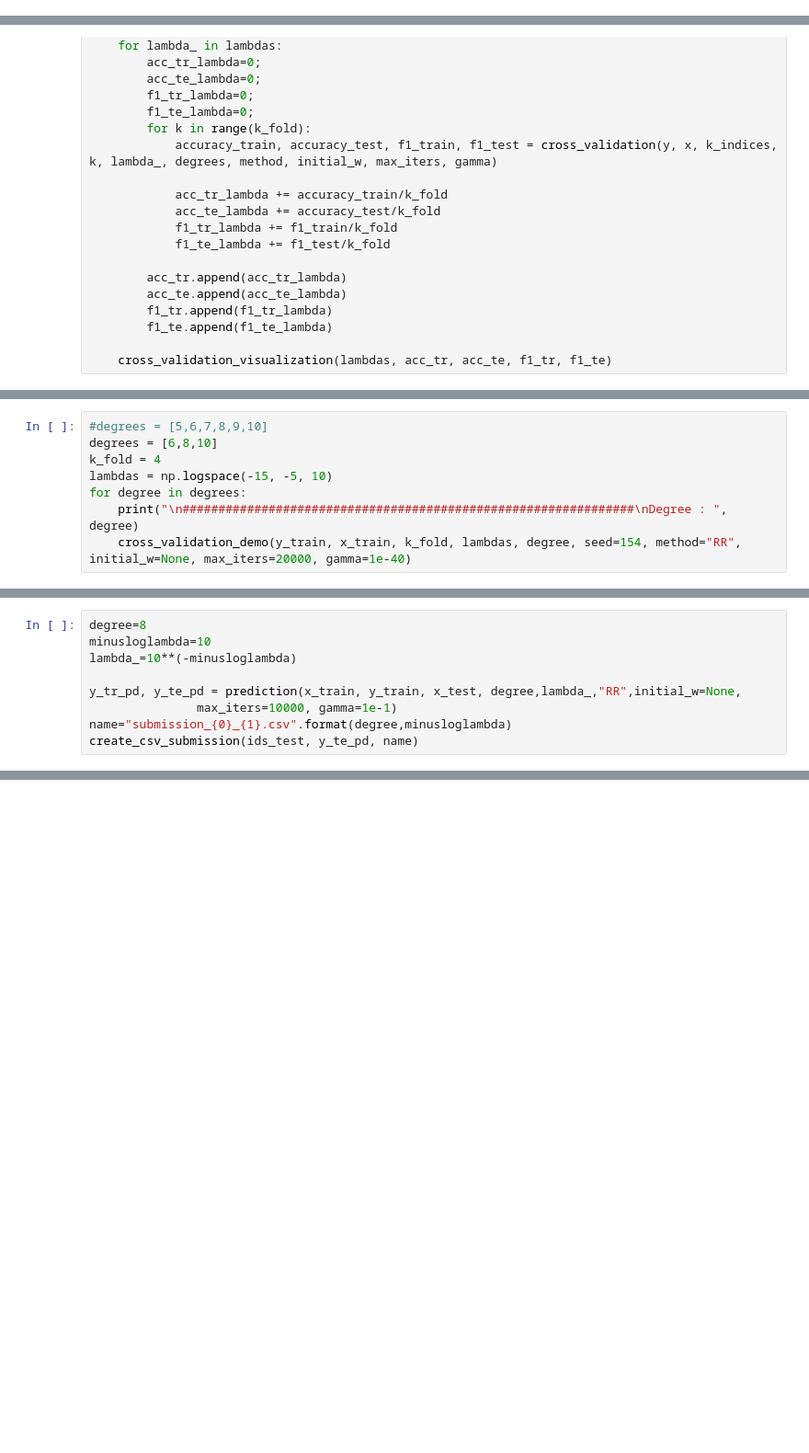
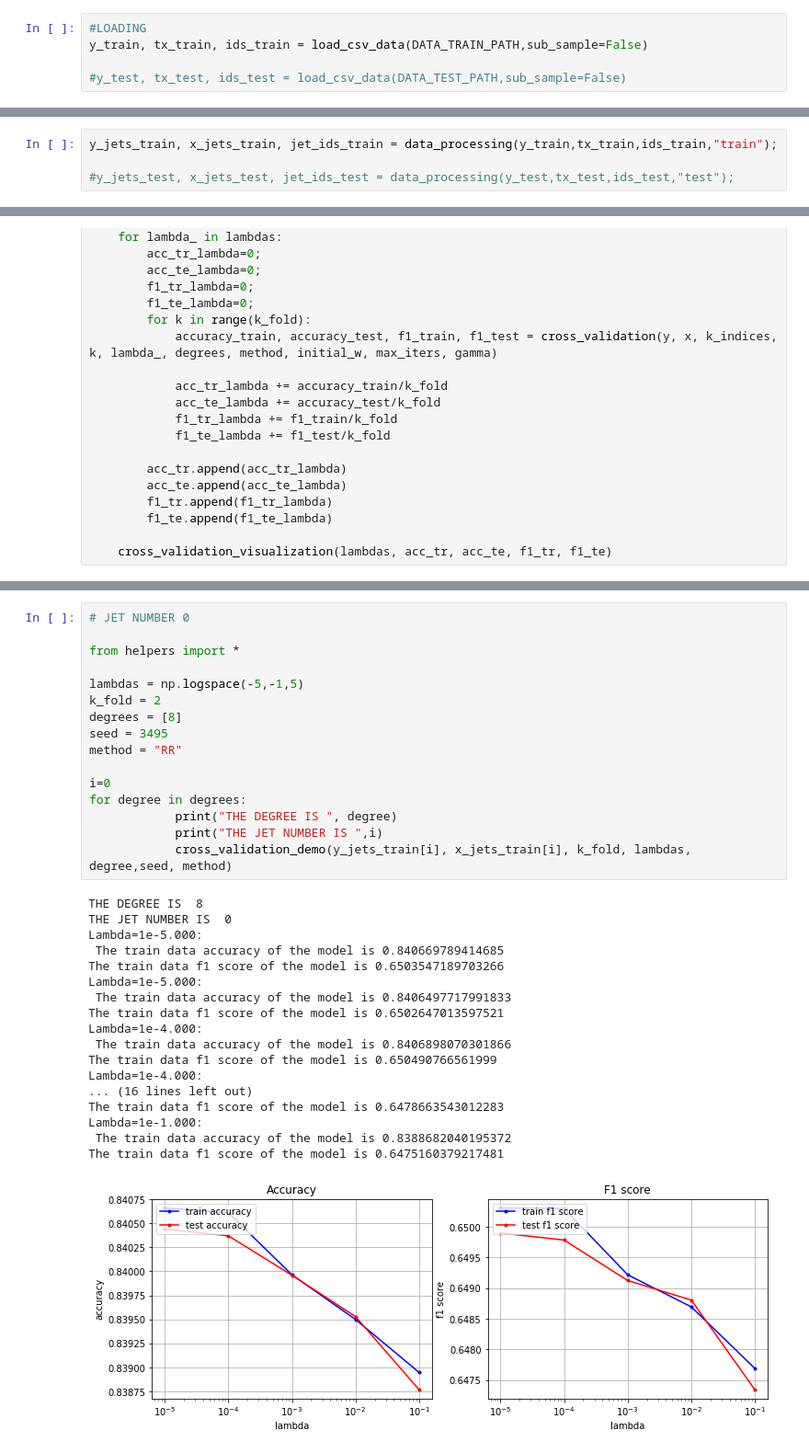
Before and after one commit to emdezla/BossomHigss, a Jupyter notebook: PROJET_1/Scripts/Model_Tuning.ipynb, the cells around one changed output, grey strips where cells are left out. Shown at 92% size. Saved outputs shown, nothing was run; the diff lists cells and outputs as text; blank space fills up the shorter version.

Commit message:
Model_Tuning and helpers.py

```diff
--- a/PROJET_1/Scripts/Model_Tuning.ipynb
+++ b/PROJET_1/Scripts/Model_Tuning.ipynb
@@ -43,0 +30,5 @@ ValueError: too many values to unpack (expected 4)
+# %%
+#LOADING
+y_train, tx_train, ids_train = load_csv_data(DATA_TRAIN_PATH,sub_sample=False)
+
+#y_test, tx_test, ids_test = load_csv_data(DATA_TEST_PATH,sub_sample=False)
@@ -43,0 +38,4 @@ ValueError: too many values to unpack (expected 4)
+# %%
+y_jets_train, x_jets_train, jet_ids_train = data_processing(y_train,tx_train,ids_train,"train");
+
+#y_jets_test, x_jets_test, jet_ids_test = data_processing(y_test,tx_test,ids_test,"test");
@@ -126,8 +153,0 @@ def cross_validation_demo(y, x, k_fold, lambdas, degrees,seed=1, method="RLR", i
-# %%
-#degrees = [5,6,7,8,9,10]
-degrees = [6,8,10]
-k_fold = 4
-lambdas = np.logspace(-15, -5, 10)
-for degree in degrees:
-    print("\n###############################################################\nDegree : ", degree)
-    cross_validation_demo(y_train, x_train, k_fold, lambdas, degree, seed=154, method="RR", initial_w=None, max_iters=20000, gamma=1e-40)
@@ -140,9 +153,0 @@ NameError: name 'y_train' is not defined
-# %%
-degree=8
-minusloglambda=10
-lambda_=10**(-minusloglambda)
-
-y_tr_pd, y_te_pd = prediction(x_train, y_train, x_test, degree,lambda_,"RR",initial_w=None,
-               max_iters=10000, gamma=1e-1)
-name="submission_{0}_{1}.csv".format(degree,minusloglambda)
-create_csv_submission(ids_test, y_te_pd, name)
@@ -254,0 +154,35 @@ ModuleNotFoundError: No module named 'logistic_regression.py'; 'logistic_regress
+# %%
+# JET NUMBER 0
+
+from helpers import *
+
+lambdas = np.logspace(-5,-1,5)
+k_fold = 2
+degrees = [8]
+seed = 3495
+method = "RR"
+
+i=0
+for degree in degrees:
+            print("THE DEGREE IS ", degree)
+            print("THE JET NUMBER IS ",i)
+            cross_validation_demo(y_jets_train[i], x_jets_train[i], k_fold, lambdas, degree,seed, method)
+# %% [output]
+THE DEGREE IS  8
+THE JET NUMBER IS  0
+Lambda=1e-5.000:
+ The train data accuracy of the model is 0.840669789414685
+The train data f1 score of the model is 0.6503547189703266
+Lambda=1e-5.000:
+ The train data accuracy of the model is 0.8406497717991833
+The train data f1 score of the model is 0.6502647013597521
+Lambda=1e-4.000:
+ The train data accuracy of the model is 0.8406898070301866
+The train data f1 score of the model is 0.650490766561999
+Lambda=1e-4.000:
+... (16 lines left out)
+The train data f1 score of the model is 0.6478663543012283
+Lambda=1e-1.000:
+ The train data accuracy of the model is 0.8388682040195372
+The train data f1 score of the model is 0.6475160379217481
+[figure, added]
```
Also changed, not shown: parts of 29 cells of this notebook, 1 other file.
